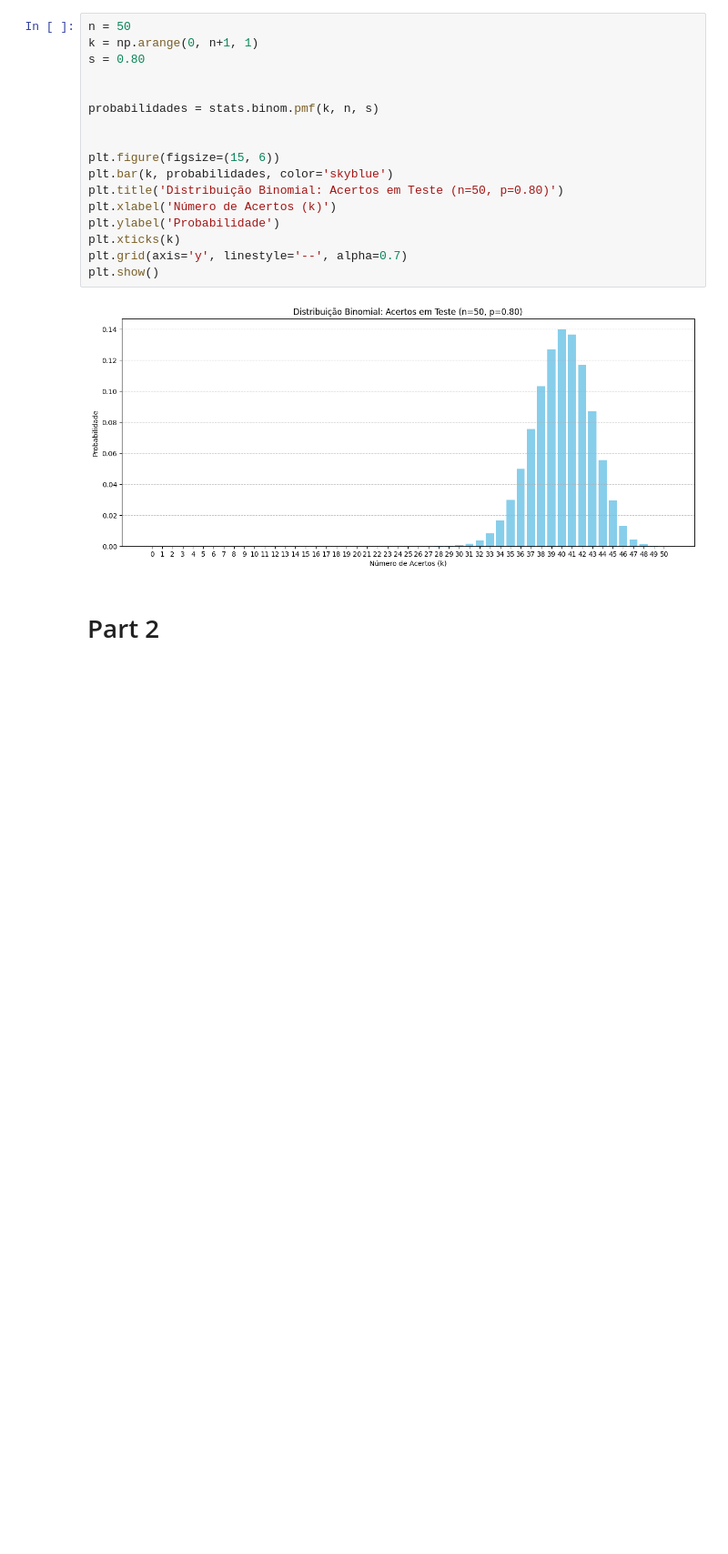
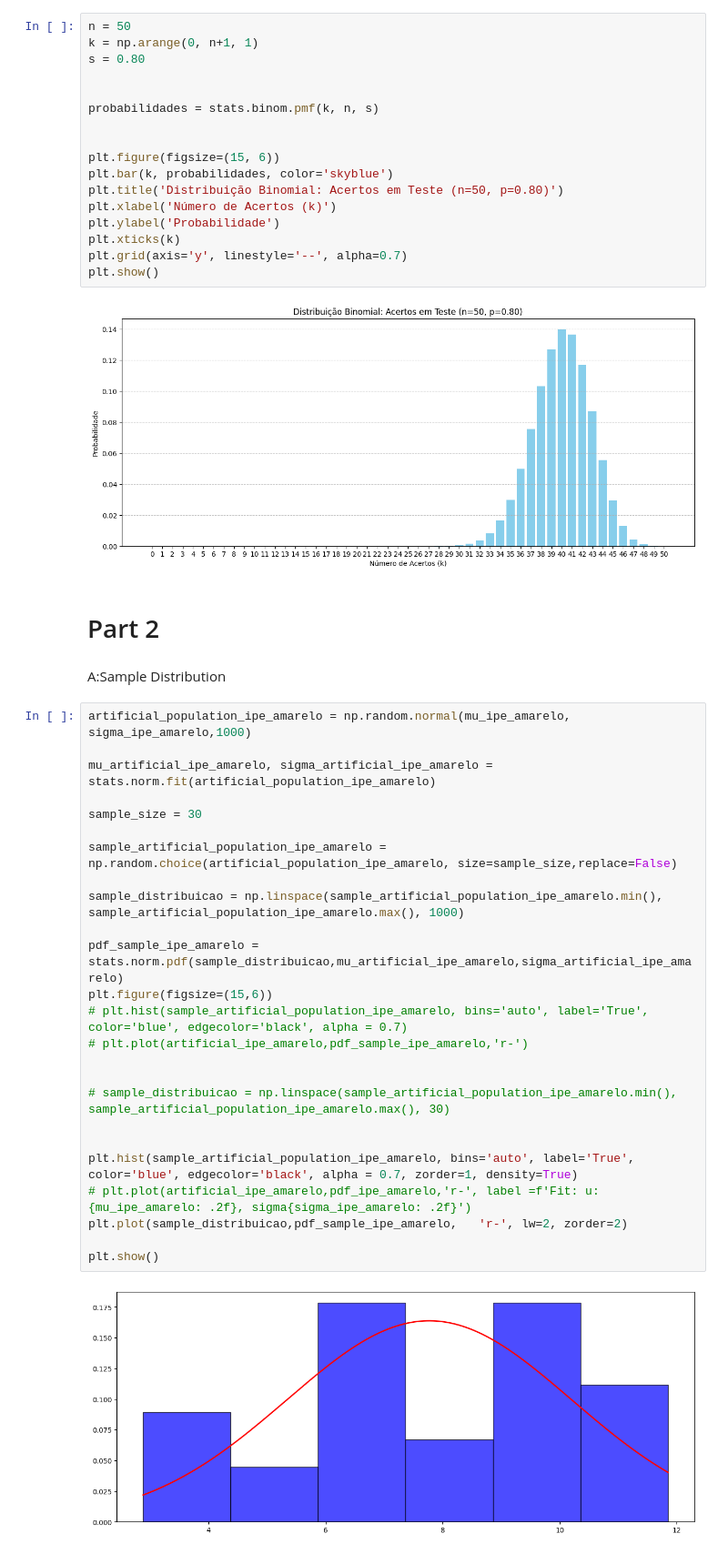
Before and after one commit to dssalim/Topicos_SI_IA, a Jupyter notebook: Atividade_SI_Estatistica_LLMS.ipynb, the cells around one changed output. Shown at 91% size. Saved outputs shown, nothing was run; the diff lists cells and outputs as text; blank space fills up the shorter version.

```diff
--- a/Atividade_SI_Estatistica_LLMS.ipynb
+++ b/Atividade_SI_Estatistica_LLMS.ipynb
@@ -167,3 +186,32 @@ plt.show()
 [figure]
 # %% [markdown]
 # Part 2
+# %% [markdown]
+A:Sample Distribution
+# %%
+artificial_population_ipe_amarelo = np.random.normal(mu_ipe_amarelo, sigma_ipe_amarelo,1000)
+
+mu_artificial_ipe_amarelo, sigma_artificial_ipe_amarelo = stats.norm.fit(artificial_population_ipe_amarelo)
+
+sample_size = 30
+
+sample_artificial_population_ipe_amarelo = np.random.choice(artificial_population_ipe_amarelo, size=sample_size,replace=False)
+
+sample_distribuicao = np.linspace(sample_artificial_population_ipe_amarelo.min(), sample_artificial_population_ipe_amarelo.max(), 1000)
+
+pdf_sample_ipe_amarelo = stats.norm.pdf(sample_distribuicao,mu_artificial_ipe_amarelo,sigma_artificial_ipe_amarelo)
+plt.figure(figsize=(15,6))
+# plt.hist(sample_artificial_population_ipe_amarelo, bins='auto', label='True', color='blue', edgecolor='black', alpha = 0.7)
+# plt.plot(artificial_ipe_amarelo,pdf_sample_ipe_amarelo,'r-')
+
+
+# sample_distribuicao = np.linspace(sample_artificial_population_ipe_amarelo.min(), sample_artificial_population_ipe_amarelo.max(), 30)
+
+
+plt.hist(sample_artificial_population_ipe_amarelo, bins='auto', label='True', color='blue', edgecolor='black', alpha = 0.7, zorder=1, density=True)
+# plt.plot(artificial_ipe_amarelo,pdf_ipe_amarelo,'r-', label =f'Fit: u:{mu_ipe_amarelo: .2f}, sigma{sigma_ipe_amarelo: .2f}')
+plt.plot(sample_distribuicao,pdf_sample_ipe_amarelo,   'r-', lw=2, zorder=2)
+
+plt.show()
+# %% [output]
+[figure, added]
```
Also changed, not shown: parts of 8 cells of this notebook.
